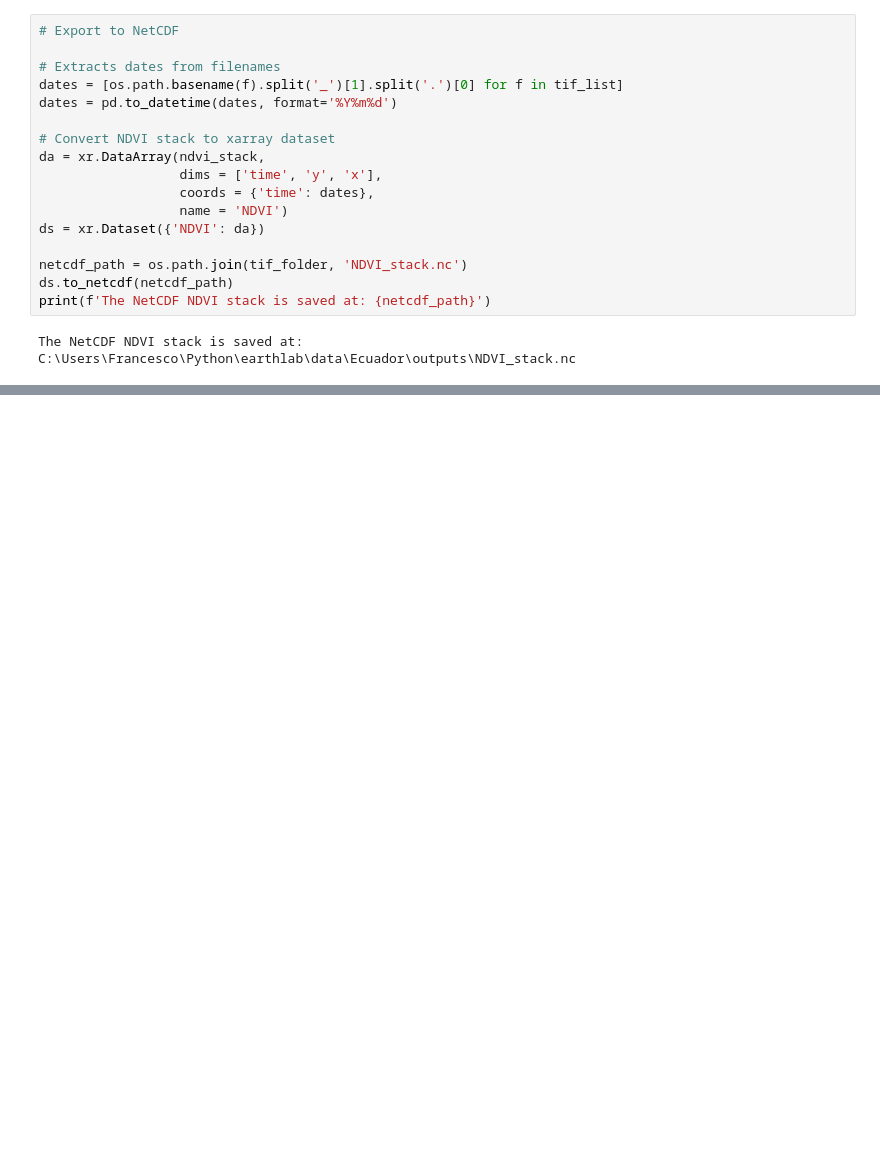
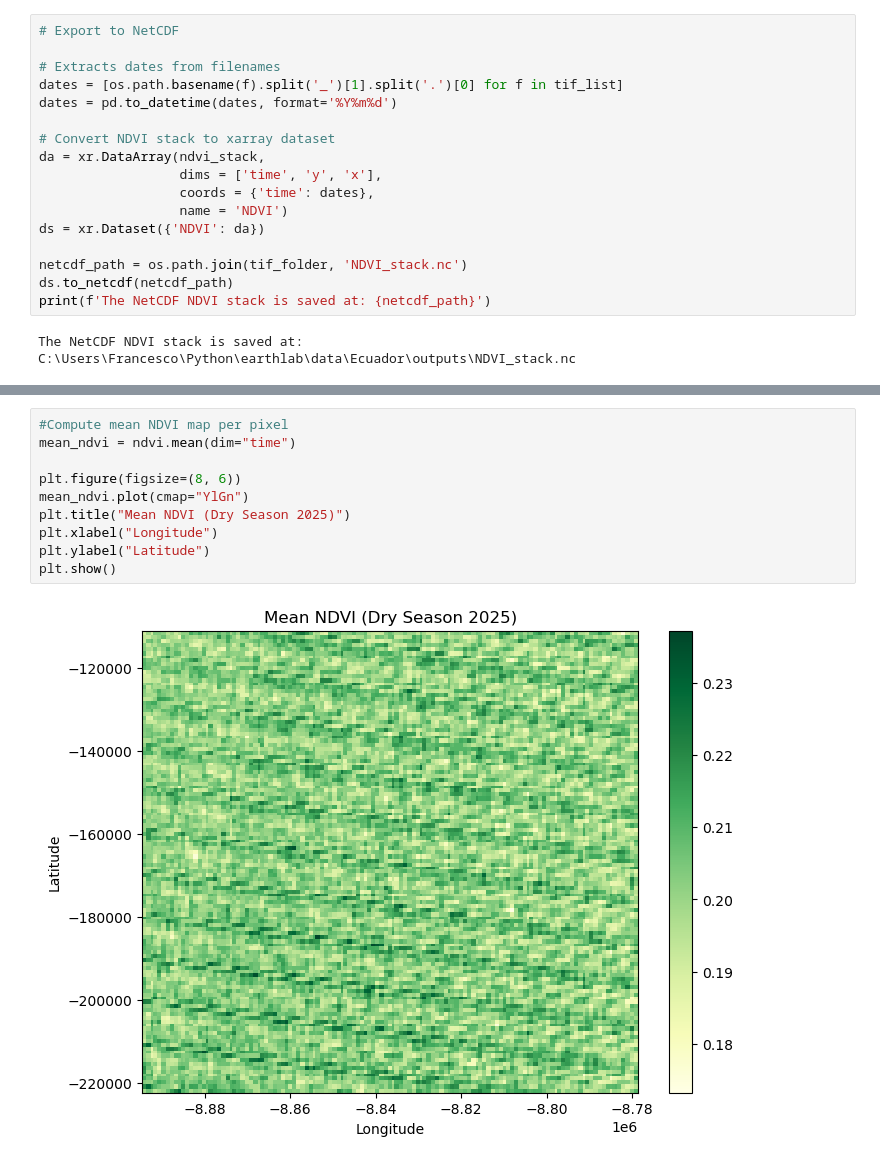
Before and after one commit to francescofustinoni/earthlab, a Jupyter notebook: GeospatialBasicAnalysis/DrySeasonMODISmeanNDVIGuaranda.ipynb, the cells around one changed output, grey strips where cells are left out. Saved outputs shown, nothing was run; the diff lists cells and outputs as text; blank space fills up the shorter version.

```diff
--- a/GeospatialBasicAnalysis/DrySeasonMODISmeanNDVIGuaranda.ipynb
+++ b/GeospatialBasicAnalysis/DrySeasonMODISmeanNDVIGuaranda.ipynb
@@ -270,0 +331,12 @@ The NetCDF NDVI stack is saved at: C:\Users\Francesco\Python\earthlab\data\Ecuad
+# %%
+#Compute mean NDVI map per pixel
+mean_ndvi = ndvi.mean(dim="time")
+
+plt.figure(figsize=(8, 6))
+mean_ndvi.plot(cmap="YlGn")
+plt.title("Mean NDVI (Dry Season 2025)")
+plt.xlabel("Longitude")
+plt.ylabel("Latitude")
+plt.show()
+# %% [output]
+[figure, added]
```
Also changed, not shown: parts of 8 cells of this notebook.
